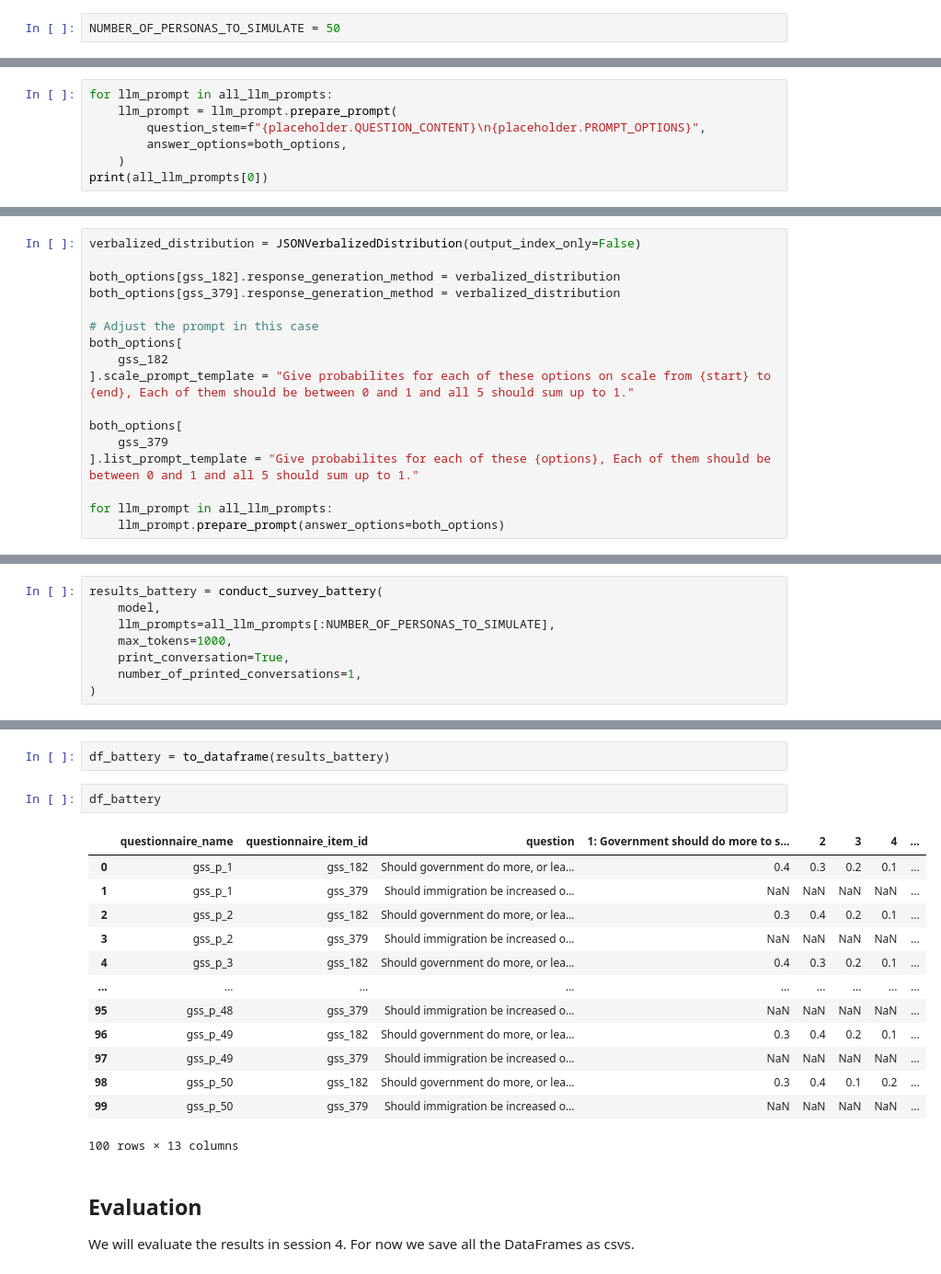
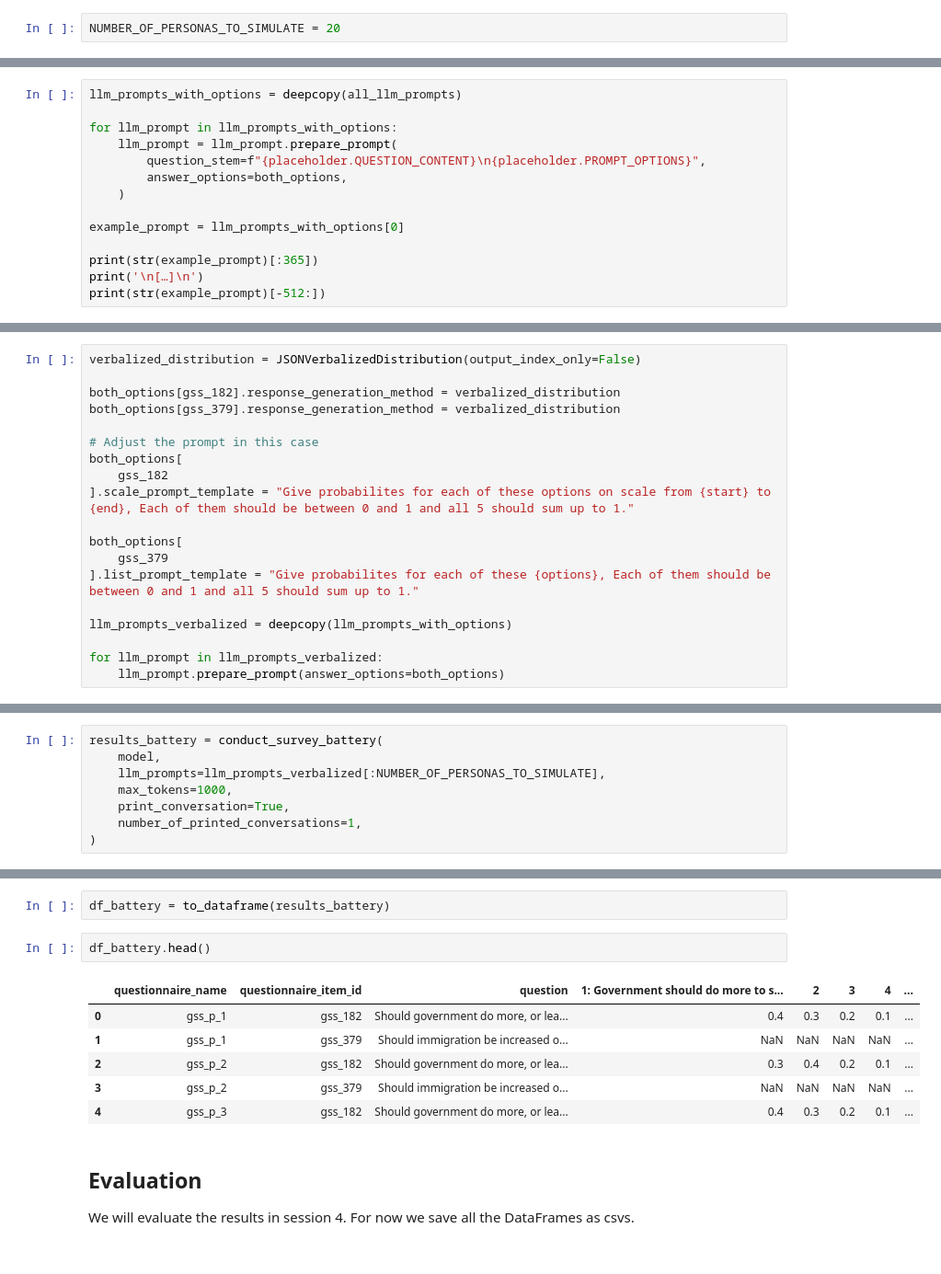
Before and after one commit to dess-mannheim/tutorial_survey_simulation, a Jupyter notebook: notebooks/session2.ipynb, the cells around one changed output, grey strips where cells are left out. Shown at 92% size. Saved outputs shown, nothing was run; the diff lists cells and outputs as text.

```diff
--- a/notebooks/session2.ipynb
+++ b/notebooks/session2.ipynb
@@ -88,2 +89,2 @@ For demo purposes we will limit our simulation to just 50 survey respondents.
 # %%
-NUMBER_OF_PERSONAS_TO_SIMULATE = 50
+NUMBER_OF_PERSONAS_TO_SIMULATE = 20
@@ -374,12 +385,19 @@ both_options = {
     gss_379: immigration_response_option,
 }
 # %%
-for llm_prompt in all_llm_prompts:
+llm_prompts_with_options = deepcopy(all_llm_prompts)
+
+for llm_prompt in llm_prompts_with_options:
     llm_prompt = llm_prompt.prepare_prompt(
         question_stem=f"{placeholder.QUESTION_CONTENT}\n{placeholder.PROMPT_OPTIONS}",
         answer_options=both_options,
     )
-print(all_llm_prompts[0])
+
+example_prompt = llm_prompts_with_options[0]
+
+print(str(example_prompt)[:365])
+print('\n[…]\n')
+print(str(example_prompt)[-512:])
 # %% [output]
 === gss_p_1 ===
 === SYSTEM_PROMPT ===
@@ -551,6 +511,8 @@ both_options[
     gss_379
 ].list_prompt_template = "Give probabilites for each of these {options}, Each of them should be between 0 and 1 and all 5 should sum up to 1."
 
-for llm_prompt in all_llm_prompts:
+llm_prompts_verbalized = deepcopy(llm_prompts_with_options)
+
+for llm_prompt in llm_prompts_verbalized:
     llm_prompt.prepare_prompt(answer_options=both_options)
 # %%
@@ -681,7 +629,7 @@ Battery asks all questions in a single prompt and the LLM should respond to all
 # %%
 results_battery = conduct_survey_battery(
     model,
-    llm_prompts=all_llm_prompts[:NUMBER_OF_PERSONAS_TO_SIMULATE],
+    llm_prompts=llm_prompts_verbalized[:NUMBER_OF_PERSONAS_TO_SIMULATE],
     max_tokens=1000,
     print_conversation=True,
     number_of_printed_conversations=1,
@@ -707,21 +655,14 @@ You will see an interview of a person in a survey. Your task is to predict the n
 # %%
 df_battery = to_dataframe(results_battery)
 # %%
-df_battery
+df_battery.head()
 # %% [output]
 |  | questionnaire_name | questionnaire_item_id | question | 1: Government should do more to s... | 2 | 3 | 4 | ... |
 | 0 | gss_p_1 | gss_182 | Should government do more, or lea... | 0.4 | 0.3 | 0.2 | 0.1 | ... |
 | 1 | gss_p_1 | gss_379 | Should immigration be increased o... | NaN | NaN | NaN | NaN | ... |
 | 2 | gss_p_2 | gss_182 | Should government do more, or lea... | 0.3 | 0.4 | 0.2 | 0.1 | ... |
 | 3 | gss_p_2 | gss_379 | Should immigration be increased o... | NaN | NaN | NaN | NaN | ... |
 | 4 | gss_p_3 | gss_182 | Should government do more, or lea... | 0.4 | 0.3 | 0.2 | 0.1 | ... |
-| ... | ... | ... | ... | ... | ... | ... | ... | ... |
-| 95 | gss_p_48 | gss_379 | Should immigration be increased o... | NaN | NaN | NaN | NaN | ... |
-| 96 | gss_p_49 | gss_182 | Should government do more, or lea... | 0.3 | 0.4 | 0.2 | 0.1 | ... |
-| 97 | gss_p_49 | gss_379 | Should immigration be increased o... | NaN | NaN | NaN | NaN | ... |
-| 98 | gss_p_50 | gss_182 | Should government do more, or lea... | 0.3 | 0.4 | 0.1 | 0.2 | ... |
-| 99 | gss_p_50 | gss_379 | Should immigration be increased o... | NaN | NaN | NaN | NaN | ... |
-100 rows × 13 columns
 # %% [markdown]
 ## Evaluation
 
```
Also changed, not shown: parts of 30 cells of this notebook.
